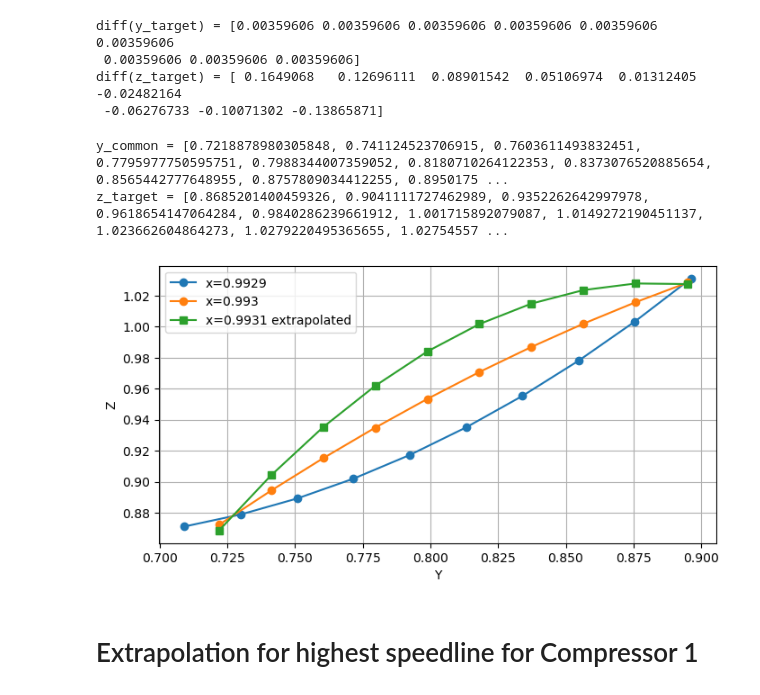
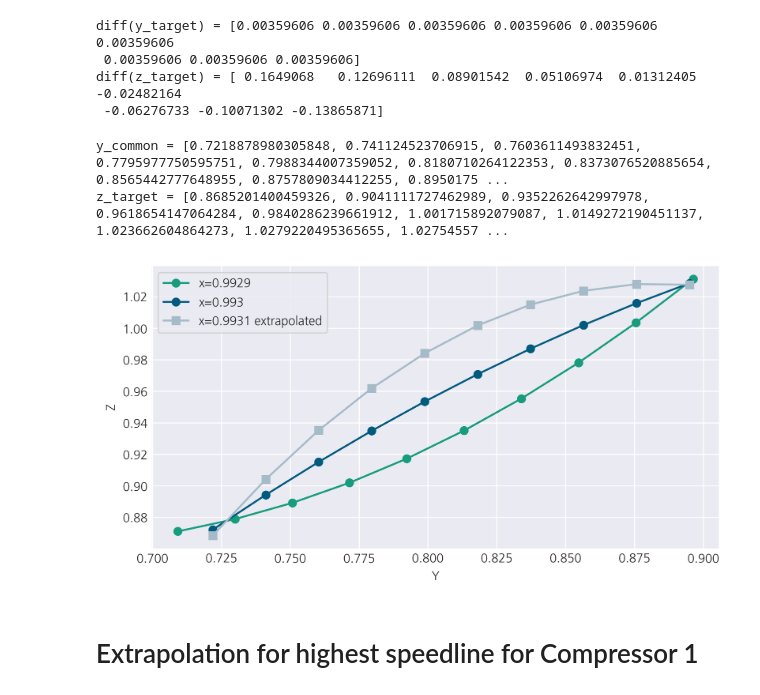
Before and after one commit to ronitd07/Master-Thesis, a Jupyter notebook: src/models/Reverse interpolate.ipynb, the cells around one changed output. Drawn from its saved outputs; the diff is of its cells as text; code cells hidden in the pictures.

```diff
--- a/src/models/Reverse interpolate.ipynb
+++ b/src/models/Reverse interpolate.ipynb
@@ -177,6 +177,7 @@ Extrapolation using common y
 
 import numpy as np
 import matplotlib.pyplot as plt
+import fhgcd_plots.main as fhgCD
 
 # known speedlines
 x1 = 0.9595
@@ -227,6 +228,7 @@ z_target = z1_common + (xt - x1) * (z2_common - z1_common) / (x2 - x1)
 print("y_target =", y_target.tolist())
 print("z_target =", z_target.tolist())
 
+fhgCD.set_matplotlib_style("darkgrid", "official")
 fig, ax = plt.subplots(figsize=(8, 4))
 ax.plot(y_target, z_target, 's-', label=f'x={xt} extrapolated')
 ax.plot(y1, z1, 'o-', label=f'x={x1}')
@@ -537,6 +539,7 @@ diff(z_target) = [ 0.1649068   0.12696111  0.08901542  0.05106974  0.01312405 -0
 # %%
 import numpy as np
 import matplotlib.pyplot as plt
+import fhgcd_plots.main as fhgCD
 
 x = np.array([0.9929, 0.993, 0.9931])
 
@@ -570,34 +573,35 @@ y_min = max(y[0].min(), y[1].min())
 y_max = min(y[0].max(), y[1].max())
 
 y_common = np.linspace(y_min, y_max, 10)
 
 # Interpolate z-values of both known speedlines to common y-grid
 z0_common = np.interp(y_common, y[0], z[0])
 z1_common = np.interp(y_common, y[1], z[1])
 
 # Extrapolate in x-direction
 slope = (z1_common - z0_common) / (x[1] - x[0])
 z_target = z1_common + slope * (x_target - x[1])
 
 print("y_common =", y_common.tolist())
 print("z_target =", z_target.tolist())
 
+fhgCD.set_matplotlib_style("darkgrid", "official")
 # Plot
 fig, ax = plt.subplots(figsize=(8, 4))
 
 ax.plot(y[0], z[0], 'o-', label=f'x={x[0]}')
 ax.plot(y[1], z[1], 'o-', label=f'x={x[1]}')
 ax.plot(y_common, z_target, 's-', label=f'x={x_target} extrapolated')
 
 ax.grid(True)
 ax.set_xlabel('Y')
 ax.set_ylabel('Z')
 ax.legend()
 plt.show()
 # %% [output]
 y_common = [0.7218878980305848, 0.741124523706915, 0.7603611493832451, 0.7795977750595751, 0.7988344007359052, 0.8180710264122353, 0.8373076520885654, 0.8565442777648955, 0.8757809034412255, 0.8950175 ...
 z_target = [0.8685201400459326, 0.9041111727462989, 0.9352262642997978, 0.9618654147064284, 0.9840286239661912, 1.001715892079087, 1.0149272190451137, 1.023662604864273, 1.0279220495365655, 1.02754557 ...
-[figure, old version]
+[figure, new version]
 # %% [markdown]
 # Extrapolation for highest speedline for Compressor 1
 # %%
```
Also changed, not shown: parts of 1 cell of this notebook, 52 other files.
